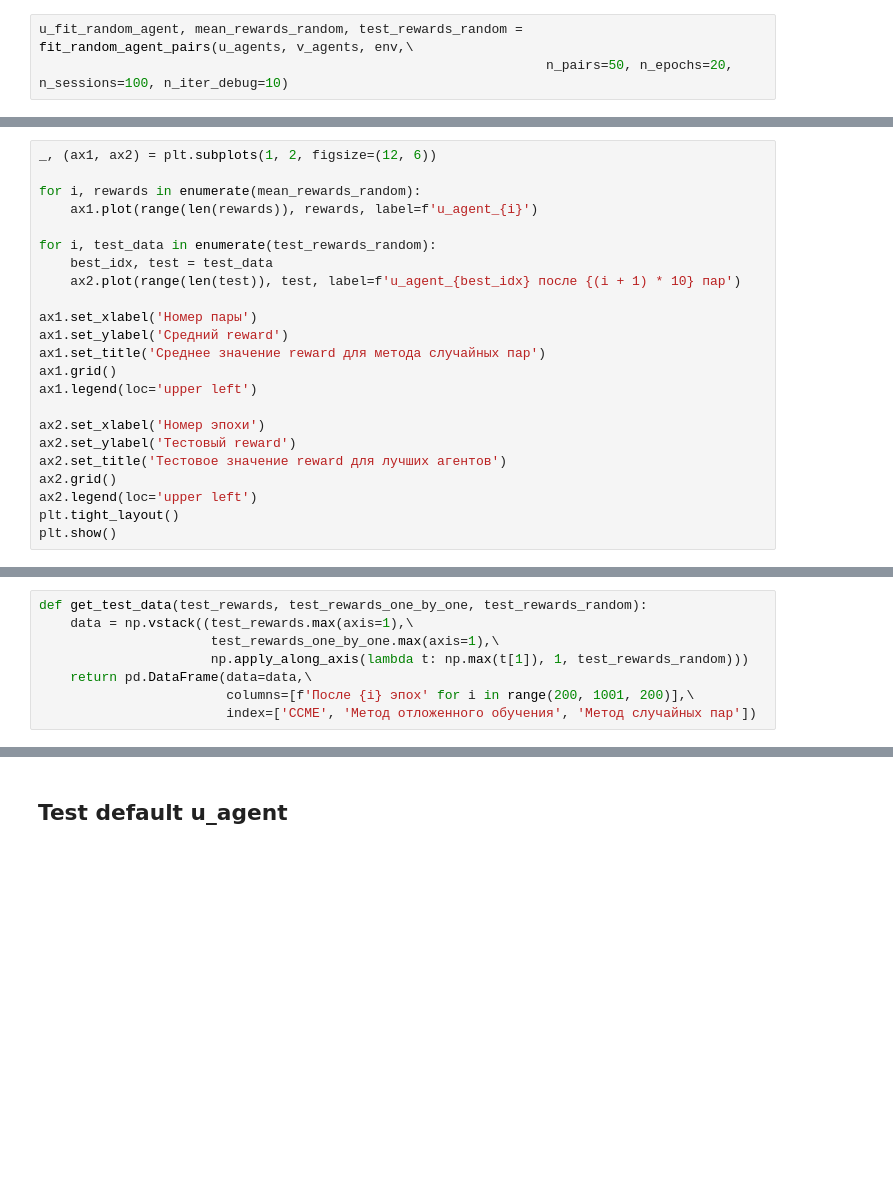
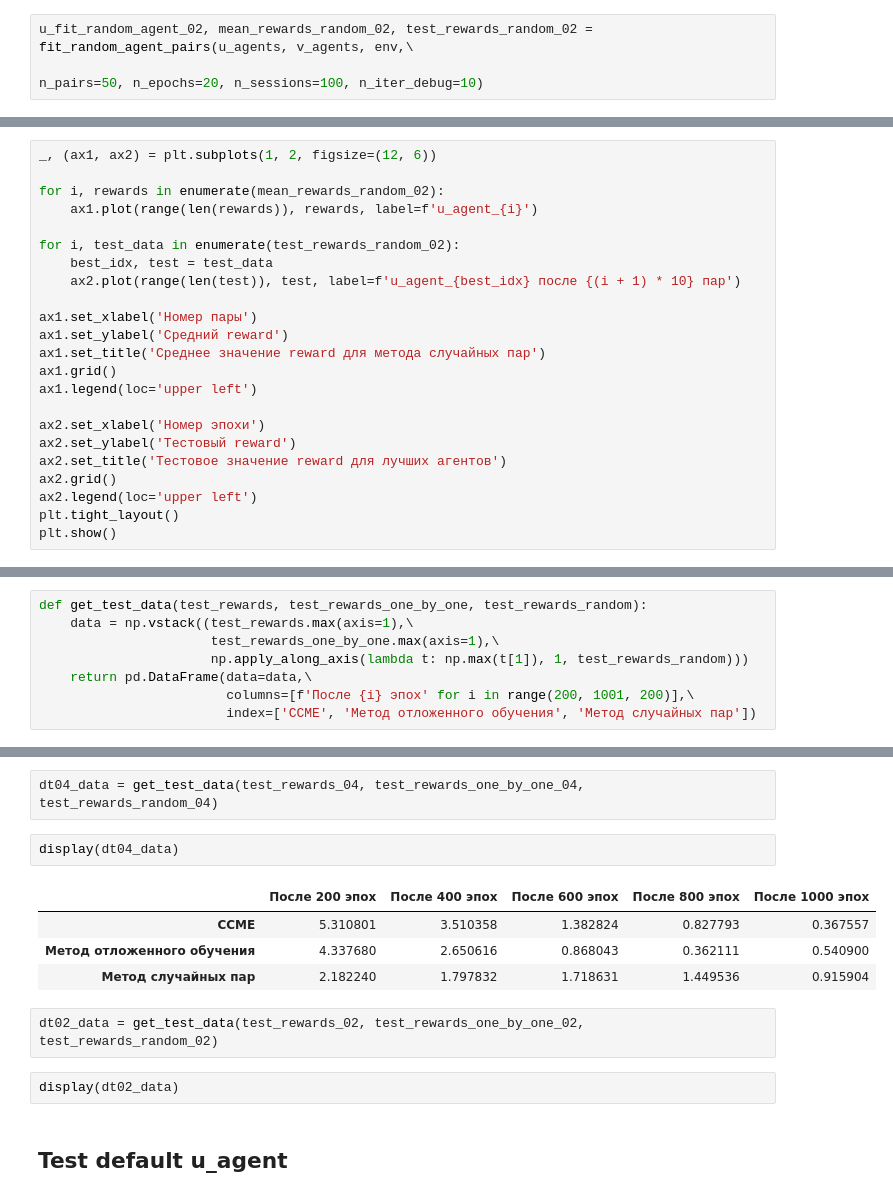
Before and after one commit to LiableFish/RL_Practise, a Jupyter notebook: UnequalGame/UnequalGameImplementation.ipynb, the cells around one changed output, grey strips where cells are left out. Saved outputs shown, nothing was run; the diff lists cells and outputs as text; blank space fills up the shorter version.

```diff
--- a/UnequalGame/UnequalGameImplementation.ipynb
+++ b/UnequalGame/UnequalGameImplementation.ipynb
@@ -549,5 +540,5 @@ u_agents = [CCEMAgent((2,), (1,), percentile_param=10, action_max=env.u_action_m
 v_agents = [CCEMAgent((2,), (1,), percentile_param=90, action_max=env.v_action_max, reward_param=1)\
             for _ in range(5)]
 # %%
-u_fit_random_agent, mean_rewards_random, test_rewards_random = fit_random_agent_pairs(u_agents, v_agents, env,\
-                                                                 n_pairs=50, n_epochs=20, n_sessions=100, n_iter_debug=10)
+u_fit_random_agent_02, mean_rewards_random_02, test_rewards_random_02 = fit_random_agent_pairs(u_agents, v_agents, env,\
+                                                                                               n_pairs=50, n_epochs=20, n_sessions=100, n_iter_debug=10)
@@ -572,10 +545,10 @@ Best agent is 1, its best reward is 0.00036573935970273696
 # %%
 _, (ax1, ax2) = plt.subplots(1, 2, figsize=(12, 6))
 
-for i, rewards in enumerate(mean_rewards_random):
+for i, rewards in enumerate(mean_rewards_random_02):
     ax1.plot(range(len(rewards)), rewards, label=f'u_agent_{i}')
 
-for i, test_data in enumerate(test_rewards_random):
+for i, test_data in enumerate(test_rewards_random_02):
     best_idx, test = test_data
     ax2.plot(range(len(test)), test, label=f'u_agent_{best_idx} после {(i + 1) * 10} пар')
 
@@ -620,3 +593,16 @@ dt0dot1_data
+# %%
+dt04_data = get_test_data(test_rewards_04, test_rewards_one_by_one_04, test_rewards_random_04)
+# %%
+display(dt04_data)
+# %% [output]
+|  | После 200 эпох | После 400 эпох | После 600 эпох | После 800 эпох | После 1000 эпох |
+| CCME | 5.310801 | 3.510358 | 1.382824 | 0.827793 | 0.367557 |
+| Метод отложенного обучения | 4.337680 | 2.650616 | 0.868043 | 0.362111 | 0.540900 |
+| Метод случайных пар | 2.182240 | 1.797832 | 1.718631 | 1.449536 | 0.915904 |
+# %%
+dt02_data = get_test_data(test_rewards_02, test_rewards_one_by_one_02, test_rewards_random_02)
+# %%
+display(dt02_data)
 # %% [markdown]
 ## Test default u_agent
 # %%
```
Also changed, not shown: parts of 13 cells of this notebook.
